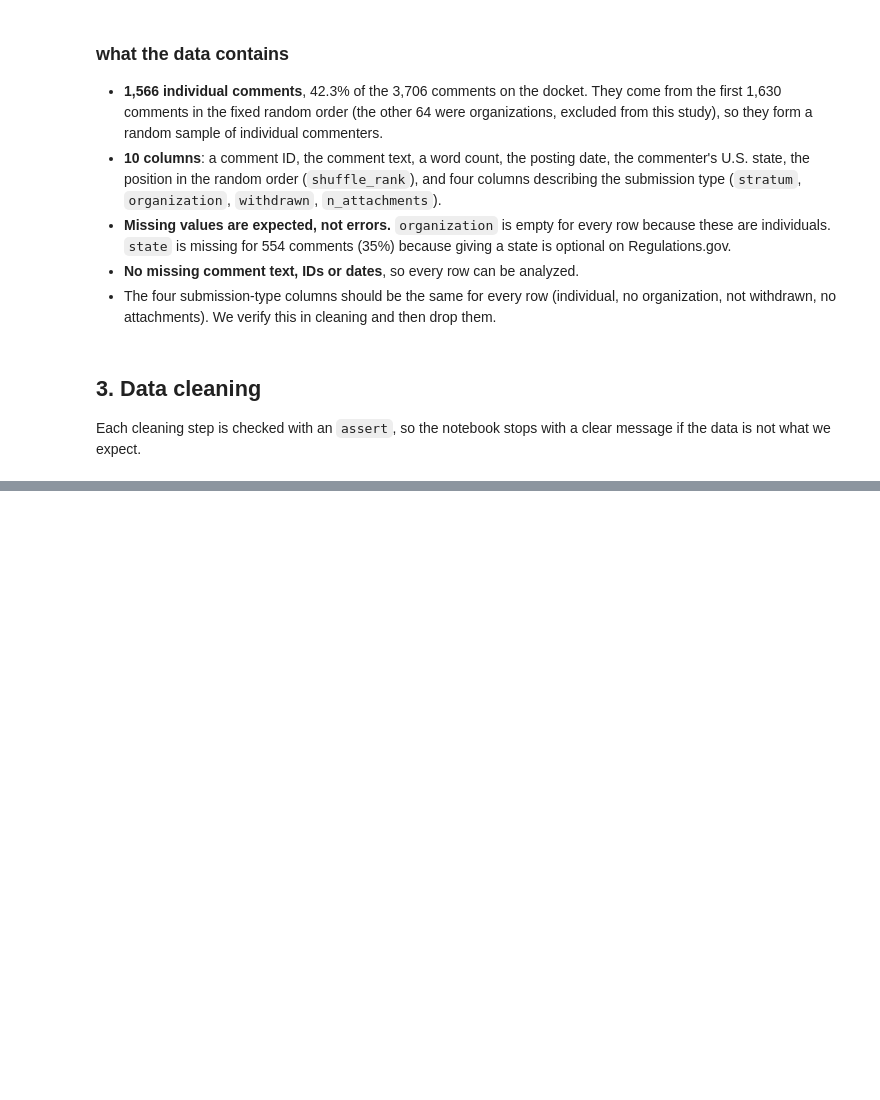
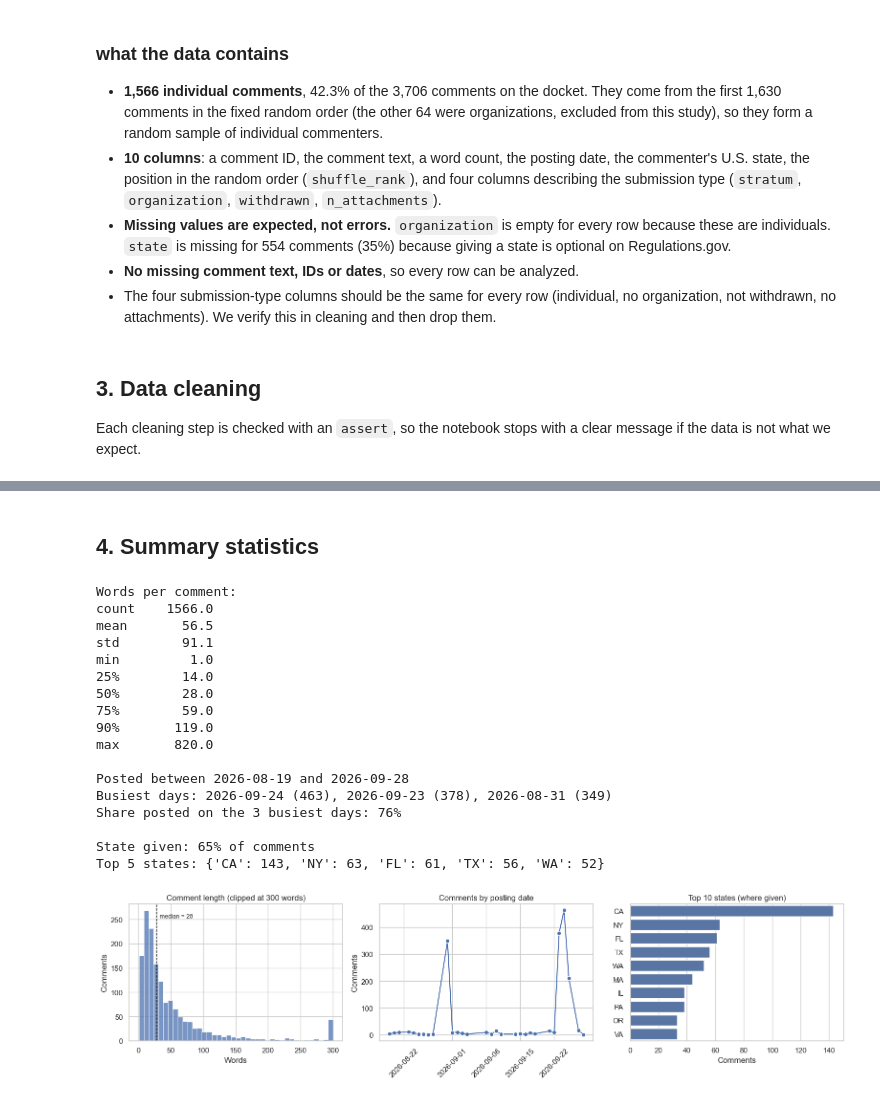
Before and after one commit to nanjalamayungu/ftc-pricing-comments-genai, a Jupyter notebook: Notebooks/ketty.ipynb, the cells around one changed output, grey strips where cells are left out. Drawn from its saved outputs; the diff is of its cells as text; code cells hidden in the pictures; blank space fills up the shorter version.

Commit message:
Summary statistics

```diff
--- a/Notebooks/ketty.ipynb
+++ b/Notebooks/ketty.ipynb
@@ -70,6 +70,7 @@ FIG.mkdir(parents=True, exist_ok=True)
 # Display settings
 # Show up to 120 characters of each comment when printing tables.
 pd.set_option("display.max_colwidth", 120)
+sns.set_theme(style="whitegrid")
 
 # Check the input file exists before going further
 # Stops the notebook with a clear message if the file is missing or misnamed,
@@ -215,3 +218,71 @@ Very short comments (<5 words): 56 (3.6%)
 | 2 | FTC-2026-1057-2723 | 2026-09-24 | NaN | 10 | 2 | Absolutely preposterous idea to s... | False |
 | 3 | FTC-2026-1057-1366 | 2026-09-23 | NaN | 22 | 3 | Personalized pricing is just unfa... | False |
 | 4 | FTC-2026-1057-3459 | 2026-09-25 | NaN | 46 | 4 | Life is difficult enough to have ... | False |
+# %% [markdown]
+## 4. Summary statistics
+# %%
+# SUMMARY STATISTICS
+# Describes the cleaned comments: how long they are, when they
+# were posted and where commenters are from.
+
+# Comment length
+# Mean and median words, plus spread. A mean far above the median
+# signals a few very long comments pulling the average up.
+length = df["n_words"].describe(percentiles=[.25, .5, .75, .9]).round(1)
+print("Words per comment:")
+print(length.to_string(), "\n")
+
+# Posting dates
+print(f"Posted between {df['posted_date'].min()} and {df['posted_date'].max()}")
+by_date = df.groupby("posted_date").size()
+top3 = by_date.nlargest(3)
+print(f"Busiest days: " + ", ".join(f"{d} ({n})" for d, n in top3.items()))
+print(f"Share posted on the 3 busiest days: {top3.sum() / len(df):.0%}\n")
+
+# Commenter location (optional field)
+print(f"State given: {df['state'].notna().mean():.0%} of comments")
+print("Top 5 states:", df["state"].value_counts().head(5).to_dict())
+
+# Charts
+fig, axes = plt.subplots(1, 3, figsize=(16, 4.2))
+
+# 1. Length distribution. Clipped at 300 words so the long tail of
+#    a few very long comments does not squash the main shape.
+sns.histplot(df["n_words"].clip(upper=300), bins=40, ax=axes[0], color="#4C72B0")
+axes[0].axvline(df["n_words"].median(), color="black", ls="--", lw=1)
+axes[0].set(title="Comment length (clipped at 300 words)", xlabel="Words", ylabel="Comments")
+axes[0].text(df["n_words"].median() + 5, axes[0].get_ylim()[1] * 0.9,
+             f"median = {df['n_words'].median():.0f}", fontsize=9)
+
+# 2. Comments per posting date
+sns.lineplot(x=pd.to_datetime(by_date.index), y=by_date.values, marker="o", ax=axes[1], color="#4C72B0")
+axes[1].set(title="Comments by posting date", xlabel="", ylabel="Comments")
+axes[1].tick_params(axis="x", rotation=45)
+
+# 3. Top 10 states
+top_states = df["state"].value_counts().head(10)
+sns.barplot(x=top_states.values, y=top_states.index, ax=axes[2], color="#4C72B0")
+axes[2].set(title="Top 10 states (where given)", xlabel="Comments", ylabel="")
+
+plt.tight_layout()
+plt.savefig(FIG / "summary_statistics.png", dpi=150, bbox_inches="tight")
+plt.show()
+# %% [output]
+Words per comment:
+count    1566.0
+mean       56.5
+std        91.1
+min         1.0
+25%        14.0
+50%        28.0
+75%        59.0
+90%       119.0
+max       820.0
+
+Posted between 2026-08-19 and 2026-09-28
+Busiest days: 2026-09-24 (463), 2026-09-23 (378), 2026-08-31 (349)
+Share posted on the 3 busiest days: 76%
+
+State given: 65% of comments
+Top 5 states: {'CA': 143, 'NY': 63, 'FL': 61, 'TX': 56, 'WA': 52}
+[figure, added]
```
Also changed, not shown: parts of 1 cell of this notebook, 1 other file.
